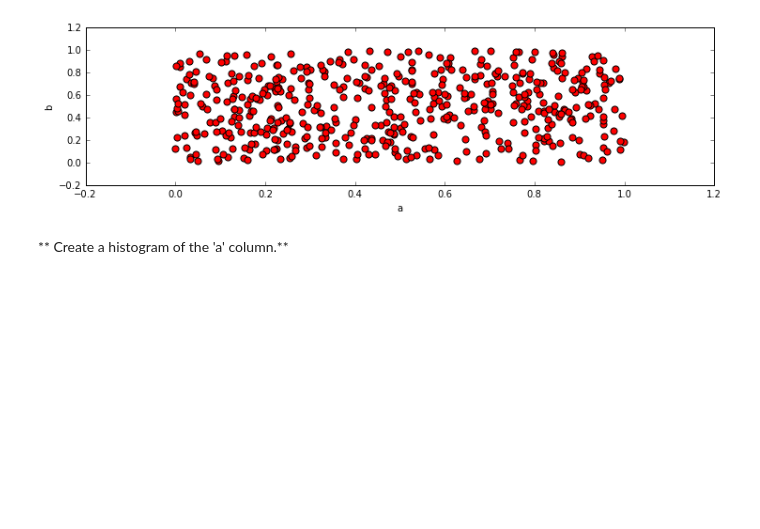
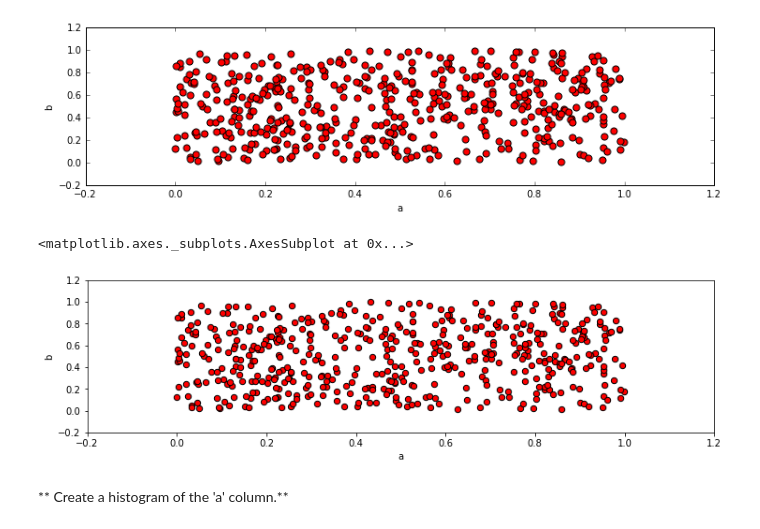
Before and after one commit to kwarodom/sidtechtalent, a Jupyter notebook: ML-Week2/Lecture5 python data visualization/Pandas Built-in Data Viz/Pandas Data Visualization Exercise .ipynb, the cells around one changed output. Cells and saved outputs as stored; diff of their text form; code cells hidden in the pictures; blank space fills up the shorter version.

Commit message:
Week2-Homework (Matplotlib, Seaborn, Pandas)

```diff
--- a/ML-Week2/Lecture5 python data visualization/Pandas Built-in Data Viz/Pandas Data Visualization Exercise .ipynb
+++ b/ML-Week2/Lecture5 python data visualization/Pandas Built-in Data Viz/Pandas Data Visualization Exercise .ipynb
@@ -34,6 +34,11 @@ df3.head()
 # %% [output]
 <matplotlib.axes._subplots.AxesSubplot at 0x...>
 [figure]
+# %%
+df3.plot.scatter(x='a', y='b', color='r', figsize=(12, 3), s=40, xlim=(-0.2, 1.2), ylim=(-0.2, 1.2), edgecolor='black')
+# %% [output]
+<matplotlib.axes._subplots.AxesSubplot at 0x...>
+[figure, added]
 # %% [markdown]
 ** Create a histogram of the 'a' column.**
 # %%
```
Also changed, not shown: parts of 9 cells of this notebook.
